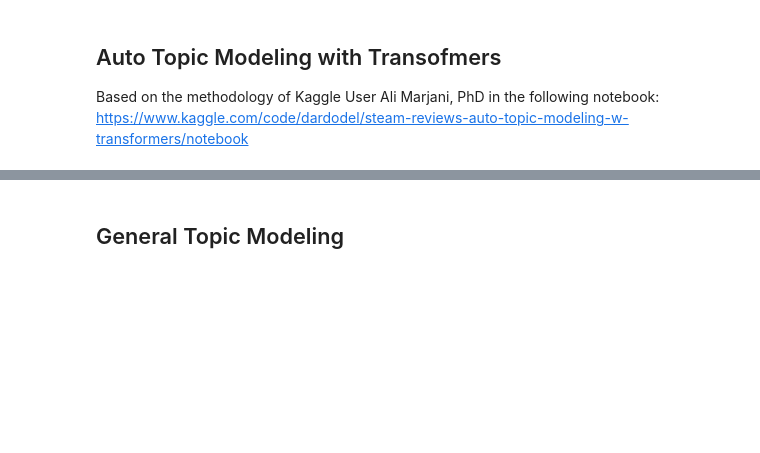
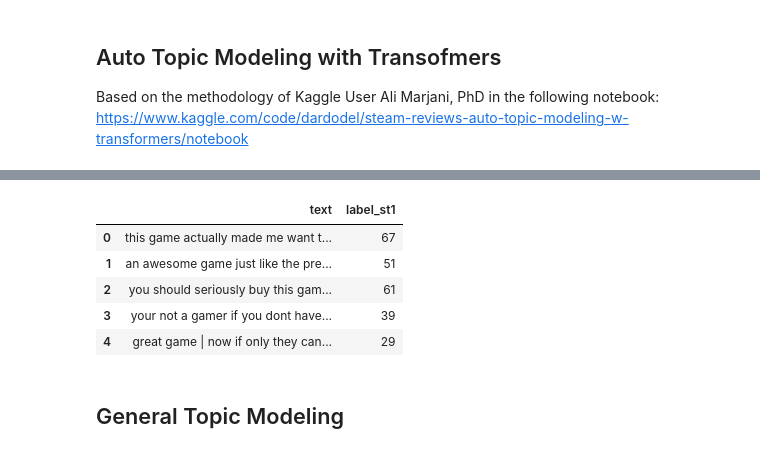
Before and after one commit to diego-nst/BongcayaoSalazarTanalgo_SocialComputing, a Jupyter notebook: project.ipynb, the cells around one changed output, grey strips where cells are left out. Saved outputs shown, nothing was run; the diff lists cells and outputs as text; code cells hidden in the pictures; blank space fills up the shorter version.

```diff
--- a/project.ipynb
+++ b/project.ipynb
@@ -276,9 +276,11 @@ pd.set_option("display.max_rows", 600)
 pd.set_option("display.max_columns", 500)
 pd.set_option("max_colwidth", 400)
 # %%
-willrecco_reviews = filtered_reviews[filtered_reviews.review_score==1]["review_text"].tolist()
+SAMPLE_N = 5000
+
+willrecco_reviews = (filtered_reviews[filtered_reviews.review_score==1]["review_text"].sample(n=SAMPLE_N, random_state = 1234)).tolist()
 print(len(willrecco_reviews))
-notrecco_reviews = filtered_reviews[filtered_reviews.review_score==-1]["review_text"].tolist()
+notrecco_reviews = (filtered_reviews[filtered_reviews.review_score==-1]["review_text"].sample(n=SAMPLE_N, random_state = 1234)).tolist()
 print(len(notrecco_reviews))
 
 ### WANT TO DO:
@@ -309,0 +330,16 @@ print(notrecco_sentences[:10])
+# %%
+def embed(model, model_type, sentences):
+    if model_type == 'use':
+        embeddings = model(sentences)
+    elif model_type == 'sentence transformer':
+        embeddings = model.encode(sentences)
+
+    return embeddings
+
+model_st1 = SentenceTransformer('all-mpnet-base-v2')
+# model_st2 = SentenceTransformer('all-MiniLM-L6-v2')
+# model_st3 = SentenceTransformer('all-distilroberta-v1')
+
+embeddings_st1 = embed(model_st1, 'sentence transformer', willrecco_reviews)
+# embeddings_st2 = embed(model_st2, 'sentence transformer', all_intents)
+# embeddings_st3 = embed(model_st3, 'sentence transformer', all_intents)
@@ -309,0 +499,18 @@ print(notrecco_sentences[:10])
+# %%
+hspace = {
+    "n_neighbors": hp.choice('n_neighbors', range(3,32)),
+    "n_components": hp.choice('n_components', range(3,32)),
+    "min_cluster_size": hp.choice('min_cluster_size', range(2,32)),
+    "random_state": 42
+}
+
+label_lower = 10
+label_upper = 100
+max_evals = 25 # change it to 50 or 100 for extra steps as you wish.
+# %%
+%%time
+best_params_use, best_clusters_use, trials_use = bayesian_search(embeddings_st1,
+                                                                 space=hspace,
+                                                                 label_lower=label_lower,
+                                                                 label_upper=label_upper,
+                                                                 max_evals=max_evals)
@@ -309,0 +534,11 @@ print(notrecco_sentences[:10])
+# %%
+data_clustered = pd.DataFrame(data = list(zip(willrecco_reviews,best_clusters_use.labels_)),
+                             columns = ['text', 'label_st1'])
+data_clustered.head()
+# %% [output]
+|  | text | label_st1 |
+| 0 | this game actually made me want t... | 67 |
+| 1 | an awesome game just like the pre... | 51 |
+| 2 | you should seriously buy this gam... | 61 |
+| 3 | your not a gamer if you dont have... | 39 |
+| 4 | great game | now if only they can... | 29 |
```
Also changed, not shown: parts of 10 cells of this notebook, 1 other file.
